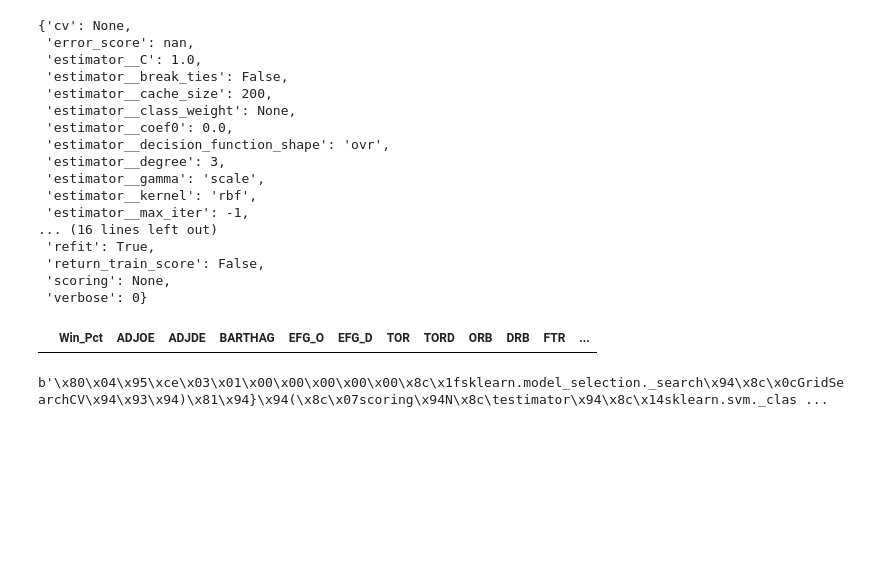
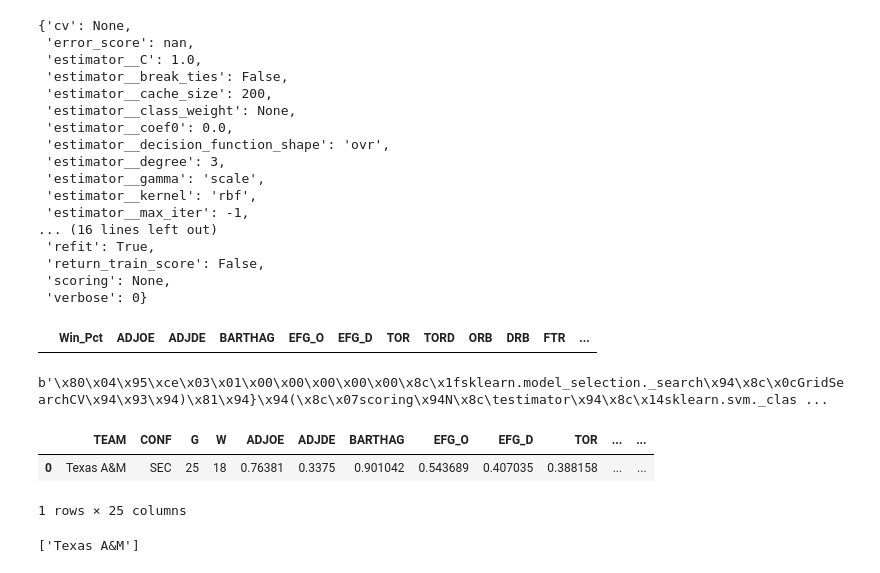
Before and after one commit to ldp77/postvision, a Jupyter notebook: Untitled.ipynb, the cells around one changed output. Drawn from its saved outputs; the diff is of its cells as text; code cells hidden in the pictures; blank space fills up the shorter version.

```diff
--- a/Untitled.ipynb
+++ b/Untitled.ipynb
@@ -610,3 +610,14 @@ get_team_as_vector('Mississippi St.')
 # %%
 # %% [output]
 b'\x80\x04\x95\xce\x03\x01\x00\x00\x00\x00\x00\x8c\x1fsklearn.model_selection._search\x94\x8c\x0cGridSearchCV\x94\x93\x94)\x81\x94}\x94(\x8c\x07scoring\x94N\x8c\testimator\x94\x8c\x14sklearn.svm._clas ...
+# %%
+teams_2023 = master_df.query("YEAR == 2023")
+teams_2023.head()
+# %% [output]
+|  | TEAM | CONF | G | W | ADJOE | ADJDE | BARTHAG | EFG_O | EFG_D | TOR | ... | ... |
+| 0 | Texas A&M | SEC | 25 | 18 | 0.76381 | 0.3375 | 0.901042 | 0.543689 | 0.407035 | 0.388158 | ... | ... |
+1 rows × 25 columns
+# %%
+list(teams_2023['TEAM'])
+# %% [output]
+['Texas A&M']
```
Also changed, not shown: 15 other files.
